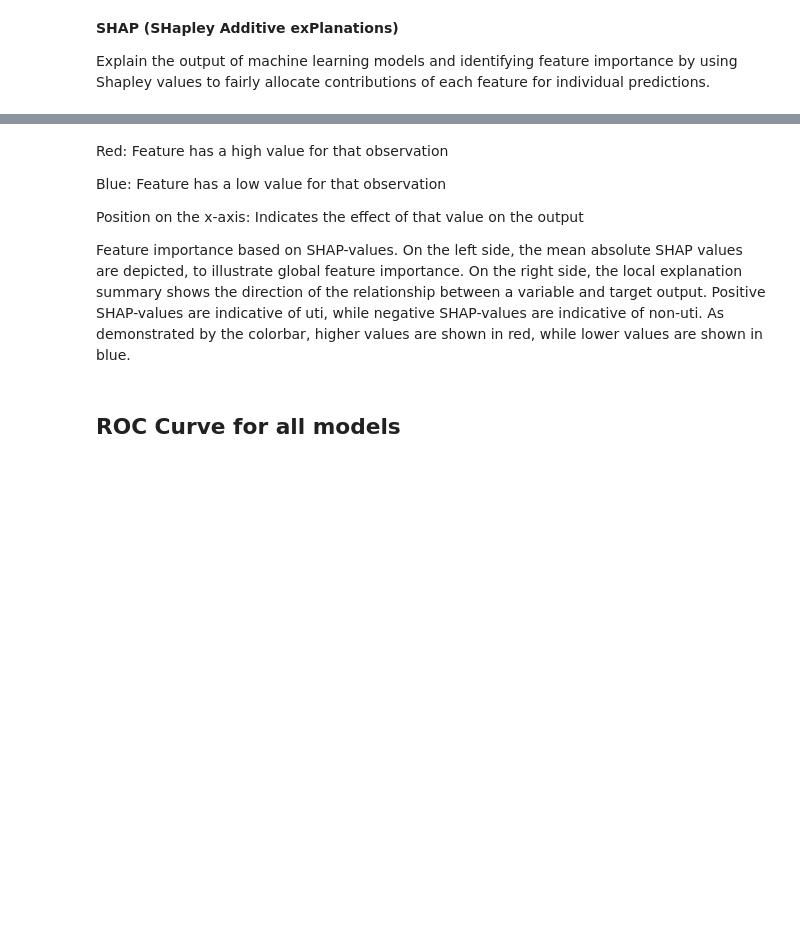
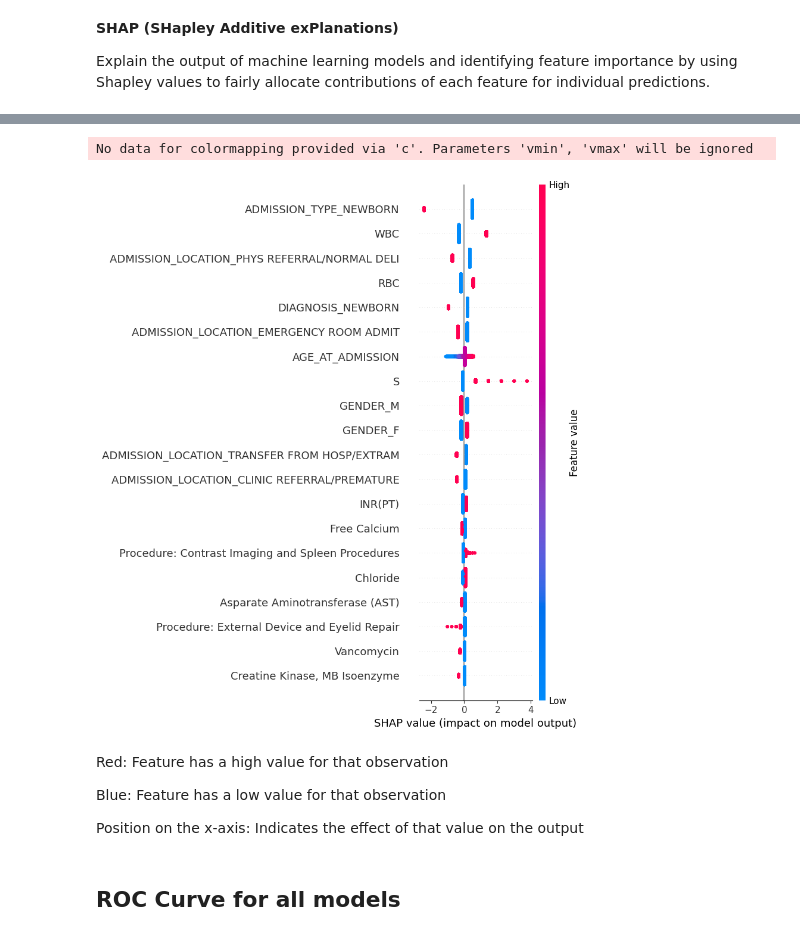
Before and after one commit to jiaminho/RPH-HAC-Prediction, a Jupyter notebook: HAC_Model.ipynb, the cells around one changed output, grey strips where cells are left out. Saved outputs shown, nothing was run; the diff lists cells and outputs as text; code cells hidden in the pictures; blank space fills up the shorter version.

```diff
--- a/HAC_Model.ipynb
+++ b/HAC_Model.ipynb
@@ -760,12 +693,34 @@ Tight layout not applied. tight_layout cannot make axes width small enough to ac
+# %%
+
+# Get feature names
+feature_names = X.columns.tolist()
+
+# # Convert training and test sets to DataFrames with those feature names
+X_train_scaled = pd.DataFrame(X_train_scaled, columns=feature_names)
+X_test_scaled = pd.DataFrame(X_test_scaled, columns=feature_names)
+
+# Initialize the explainer object with the appropriate masker
+masker = shap.maskers.Independent(data=X_train_scaled)
+explainer = shap.LinearExplainer(logistic_model, masker=masker)
+
+# Compute SHAP values for a particular set (e.g., test set)
+shap_values = explainer(X_test_scaled)
+
+# force plot for the first instance
+# shap.initjs()
+# shap.plots.force(shap_values[0])
+
+# Summary plot to show feature importance for the entire dataset
+shap.summary_plot(shap_values, X_test_scaled)
+# %% [output]
+No data for colormapping provided via 'c'. Parameters 'vmin', 'vmax' will be ignored
+[figure, added]
 # %% [markdown]
 Red: Feature has a high value for that observation
 
 Blue: Feature has a low value for that observation
 
 Position on the x-axis: Indicates the effect of that value on the output
-
-
-Feature importance based on SHAP-values. On the left side, the mean absolute SHAP values are depicted, to illustrate global feature importance. On the right side, the local explanation summary shows the direction of the relationship between a variable and target output. Positive SHAP-values are indicative of uti, while negative SHAP-values are indicative of non-uti. As demonstrated by the colorbar, higher values are shown in red, while lower values are shown in blue.
 # %% [markdown]
 ## ROC Curve for all models
 # %%
```
Also changed, not shown: parts of 33 cells of this notebook.
